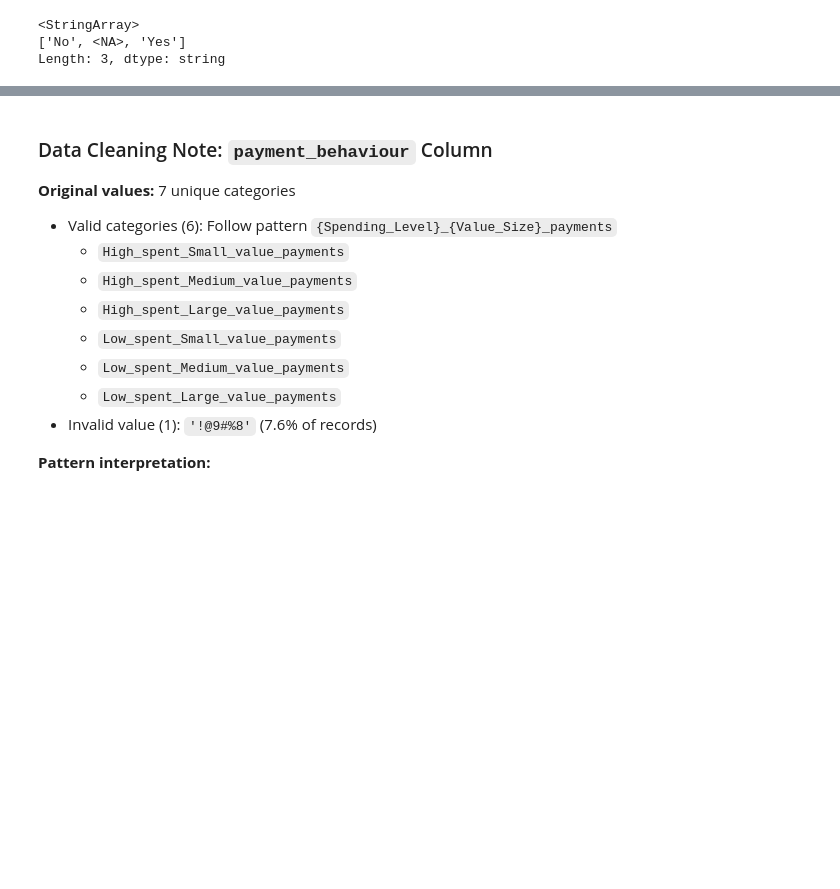
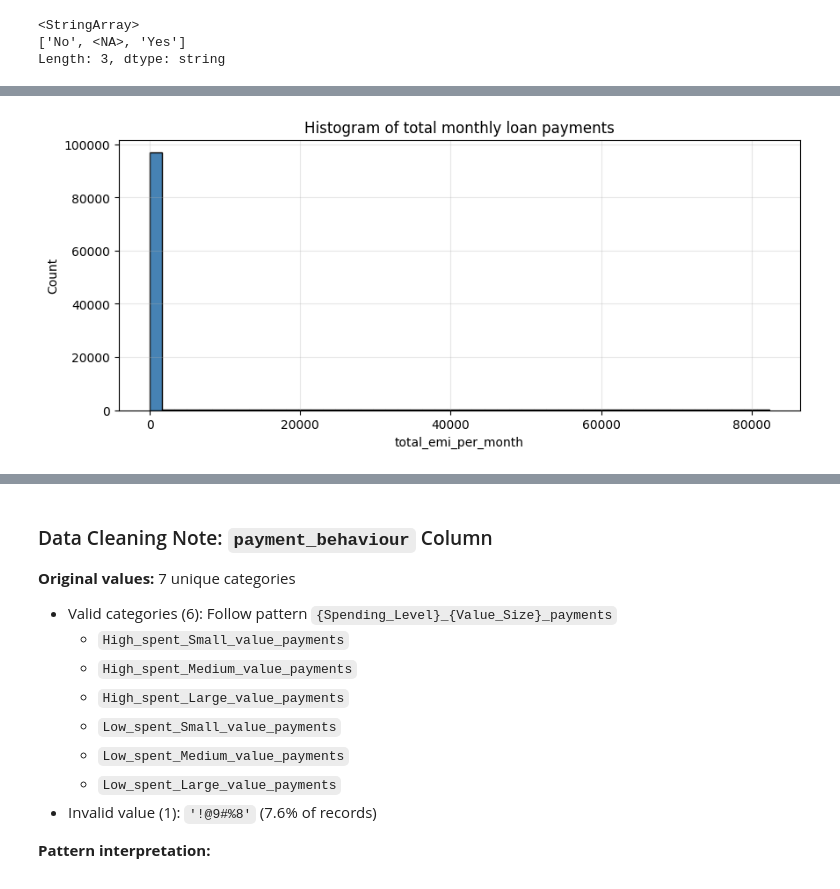
Before and after one commit to ArkadiyShuvaev/Customer-Risk-Prediction-from-Financial-Behavior, a Jupyter notebook: notebooks/prepare_dataset.ipynb, the cells around one changed output, grey strips where cells are left out. Cells and saved outputs as stored; diff of their text form; code cells hidden in the pictures; blank space fills up the shorter version.

Commit message:
draft of the step Data Loading & Cleaning

```diff
--- a/notebooks/prepare_dataset.ipynb
+++ b/notebooks/prepare_dataset.ipynb
@@ -235,6 +236,21 @@ df.head(2)
 | 0 | 0x1602 | CUS_0xd40 | January | Aaron Maashoh | 23.0 | 821-00-0265 | Scientist | 19114.12 | ... |
 | 1 | 0x1603 | CUS_0xd40 | February | Aaron Maashoh | 23.0 | 821-00-0265 | Scientist | 19114.12 | ... |
 2 rows × 28 columns
+# %%
+def display_hist(column_name, title):
+    x = df[column_name].dropna().values
+
+    # downsample if needed
+    # step = max(1, len(x) // 100000)
+    # x = x[::step]
+
+    plt.figure(figsize=(10, 4))
+    plt.hist(x, bins=50, color="steelblue", edgecolor="black")
+    plt.xlabel(column_name)
+    plt.ylabel("Count")
+    plt.title(title)
+    plt.grid(alpha=0.3)
+    plt.show()
 # %% [markdown]
 ### Rename the column `Id`
 # %%
@@ -415,0 +505,4 @@ Length: 3, dtype: string
+# %%
+display_hist("total_emi_per_month", "Histogram of total monthly loan payments")
+# %% [output]
+[figure, added]
```
Also changed, not shown: parts of 38 cells of this notebook.
